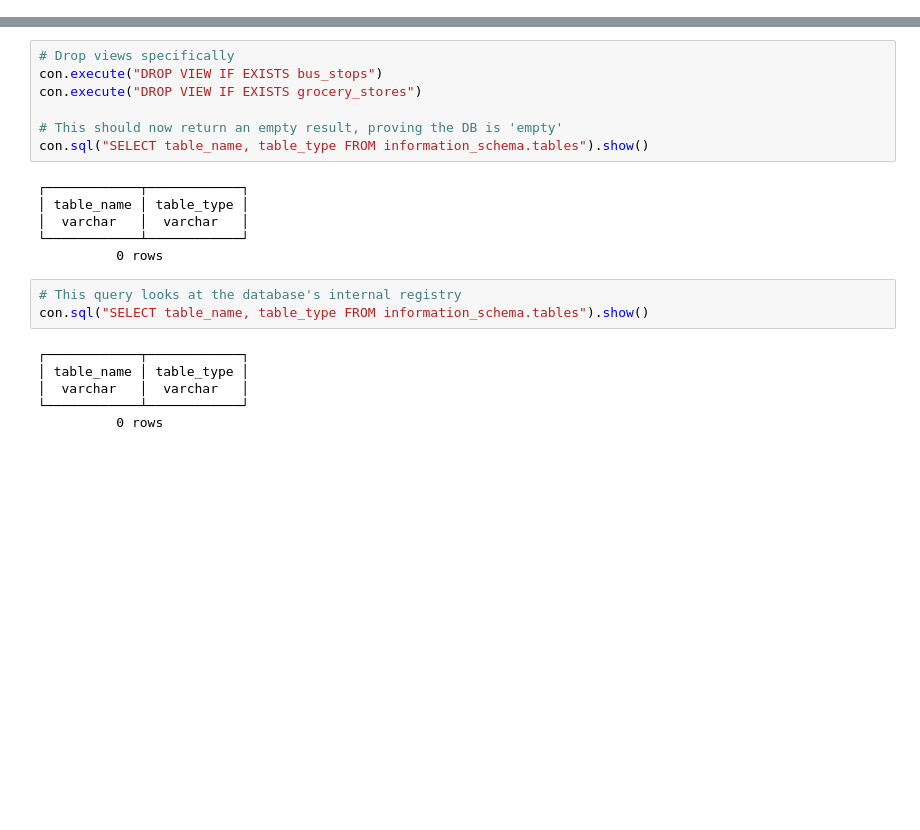
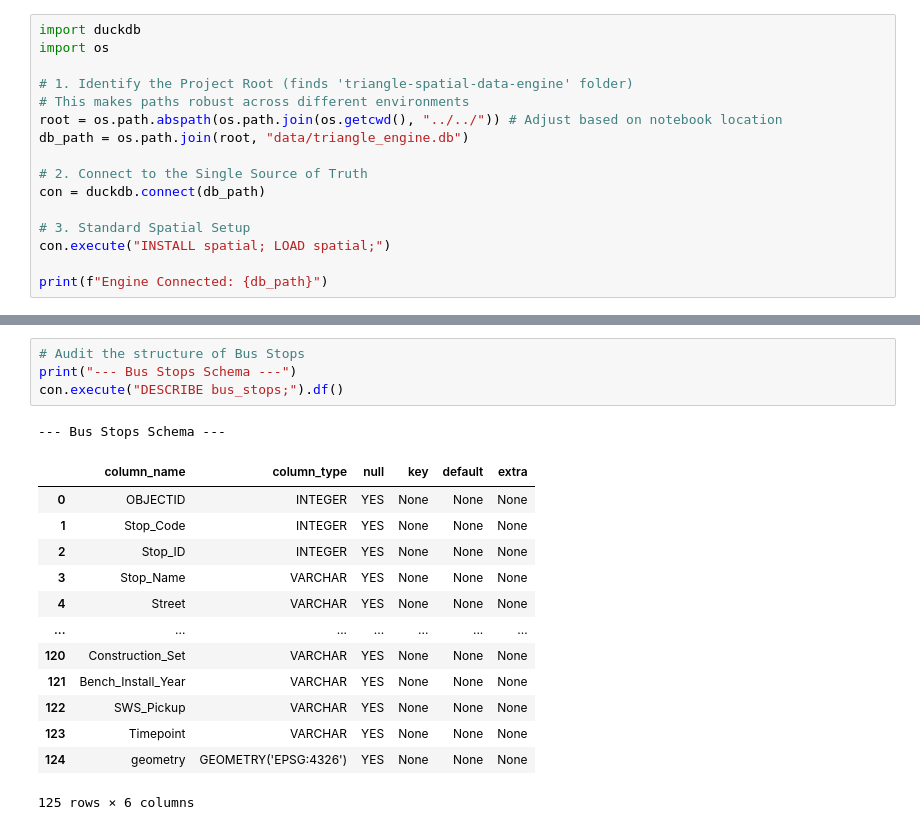
Before and after one commit to markAndrewRay/triangle-spatial-data-engine, a Jupyter notebook: projects/01_food_desert_transit/sandbox.ipynb, the cells around one changed output, grey strips where cells are left out. Drawn from its saved outputs; the diff is of its cells as text; blank space fills up the shorter version.

```diff
--- a/projects/01_food_desert_transit/sandbox.ipynb
+++ b/projects/01_food_desert_transit/sandbox.ipynb
@@ -23,0 +1,16 @@ Current Directory: /workspaces/triangle-spatial-data-engine/projects/01_food_des
+# %%
+import duckdb
+import os
+
+# 1. Identify the Project Root (finds 'triangle-spatial-data-engine' folder)
+# This makes paths robust across different environments
+root = os.path.abspath(os.path.join(os.getcwd(), "../../")) # Adjust based on notebook location
+db_path = os.path.join(root, "data/triangle_engine.db")
+
+# 2. Connect to the Single Source of Truth
+con = duckdb.connect(db_path)
+
+# 3. Standard Spatial Setup
+con.execute("INSTALL spatial; LOAD spatial;")
+
+print(f"Engine Connected: {db_path}")
@@ -68,22 +37,19 @@ IOException: IO Error: Could not open GDAL dataset at: data/bronze/grocery_store
-# %%
-# Drop views specifically
-con.execute("DROP VIEW IF EXISTS bus_stops")
-con.execute("DROP VIEW IF EXISTS grocery_stores")
-
-# This should now return an empty result, proving the DB is 'empty'
-con.sql("SELECT table_name, table_type FROM information_schema.tables").show()
-# %% [output]
-┌────────────┬────────────┐
-│ table_name │ table_type │
-│  varchar   │  varchar   │
-└────────────┴────────────┘
-          0 rows
-# %%
-# This query looks at the database's internal registry
-con.sql("SELECT table_name, table_type FROM information_schema.tables").show()
-# %% [output]
-┌────────────┬────────────┐
-│ table_name │ table_type │
-│  varchar   │  varchar   │
-└────────────┴────────────┘
-          0 rows
+# %%
+# Audit the structure of Bus Stops
+print("--- Bus Stops Schema ---")
+con.execute("DESCRIBE bus_stops;").df()
+# %% [output]
+--- Bus Stops Schema ---
+|  | column_name | column_type | null | key | default | extra |
+| 0 | OBJECTID | INTEGER | YES | None | None | None |
+| 1 | Stop_Code | INTEGER | YES | None | None | None |
+| 2 | Stop_ID | INTEGER | YES | None | None | None |
+| 3 | Stop_Name | VARCHAR | YES | None | None | None |
+| 4 | Street | VARCHAR | YES | None | None | None |
+| ... | ... | ... | ... | ... | ... | ... |
+| 120 | Construction_Set | VARCHAR | YES | None | None | None |
+| 121 | Bench_Install_Year | VARCHAR | YES | None | None | None |
+| 122 | SWS_Pickup | VARCHAR | YES | None | None | None |
+| 123 | Timepoint | VARCHAR | YES | None | None | None |
+| 124 | geometry | GEOMETRY('EPSG:4326') | YES | None | None | None |
+125 rows × 6 columns
```
Also changed, not shown: parts of 10 cells of this notebook, 4 other files.
